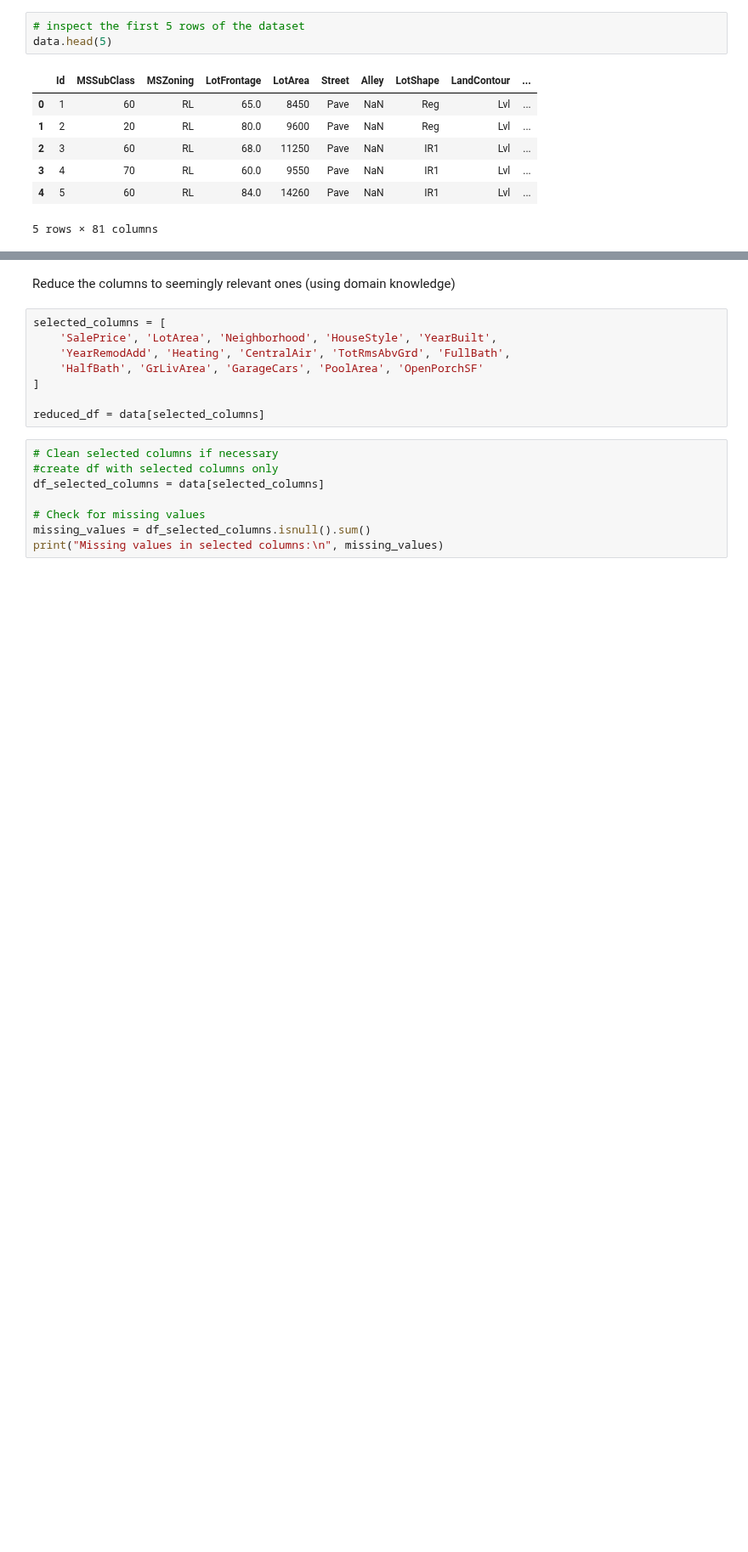
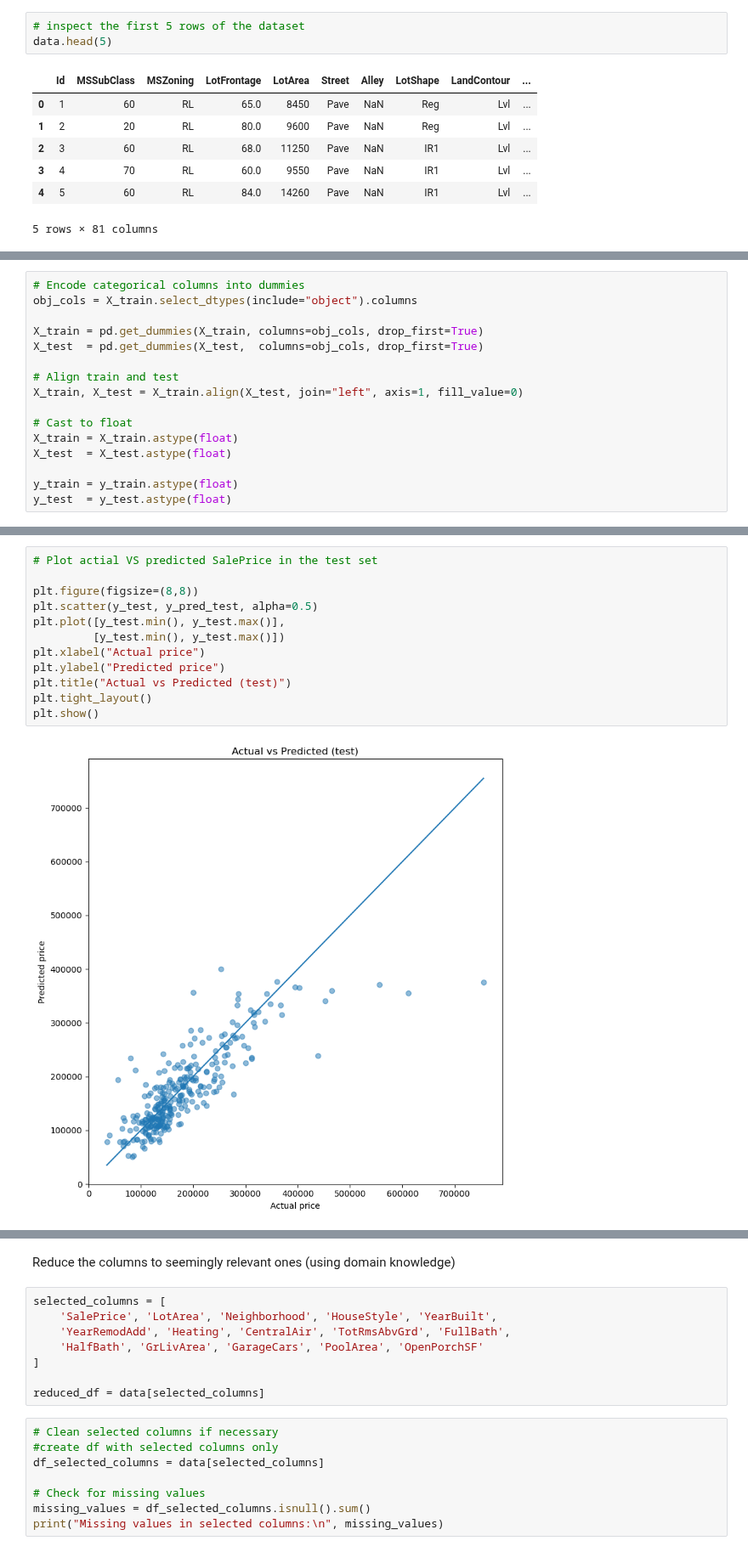
Before and after one commit to kellymegan/ASDA_2025_Group_2_Portfolio_, a Jupyter notebook: notebooks/week_09_group_2_notebook.ipynb, the cells around one changed output, grey strips where cells are left out. Shown at 85% size. Saved outputs shown, nothing was run; the diff lists cells and outputs as text; blank space fills up the shorter version.

Commit message:
add first GLM code

```diff
--- a/notebooks/week_09_group_2_notebook.ipynb
+++ b/notebooks/week_09_group_2_notebook.ipynb
@@ -38,0 +266,16 @@ data.head(5)
+# %%
+# Encode categorical columns into dummies
+obj_cols = X_train.select_dtypes(include="object").columns
+
+X_train = pd.get_dummies(X_train, columns=obj_cols, drop_first=True)
+X_test  = pd.get_dummies(X_test,  columns=obj_cols, drop_first=True)
+
+# Align train and test
+X_train, X_test = X_train.align(X_test, join="left", axis=1, fill_value=0)
+
+# Cast to float
+X_train = X_train.astype(float)
+X_test  = X_test.astype(float)
+
+y_train = y_train.astype(float)
+y_test  = y_test.astype(float)
@@ -38,0 +410,14 @@ data.head(5)
+# %%
+# Plot actial VS predicted SalePrice in the test set
+
+plt.figure(figsize=(8,8))
+plt.scatter(y_test, y_pred_test, alpha=0.5)
+plt.plot([y_test.min(), y_test.max()],
+         [y_test.min(), y_test.max()])
+plt.xlabel("Actual price")
+plt.ylabel("Predicted price")
+plt.title("Actual vs Predicted (test)")
+plt.tight_layout()
+plt.show()
+# %% [output]
+[figure, added]
```
Also changed, not shown: parts of 39 cells of this notebook.
